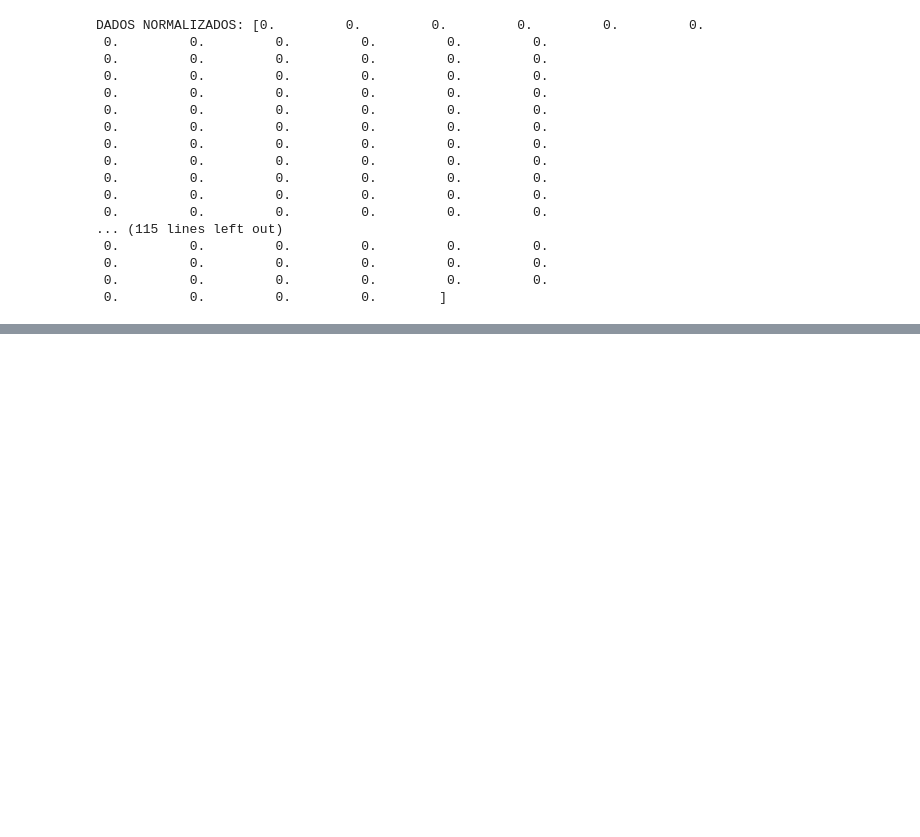
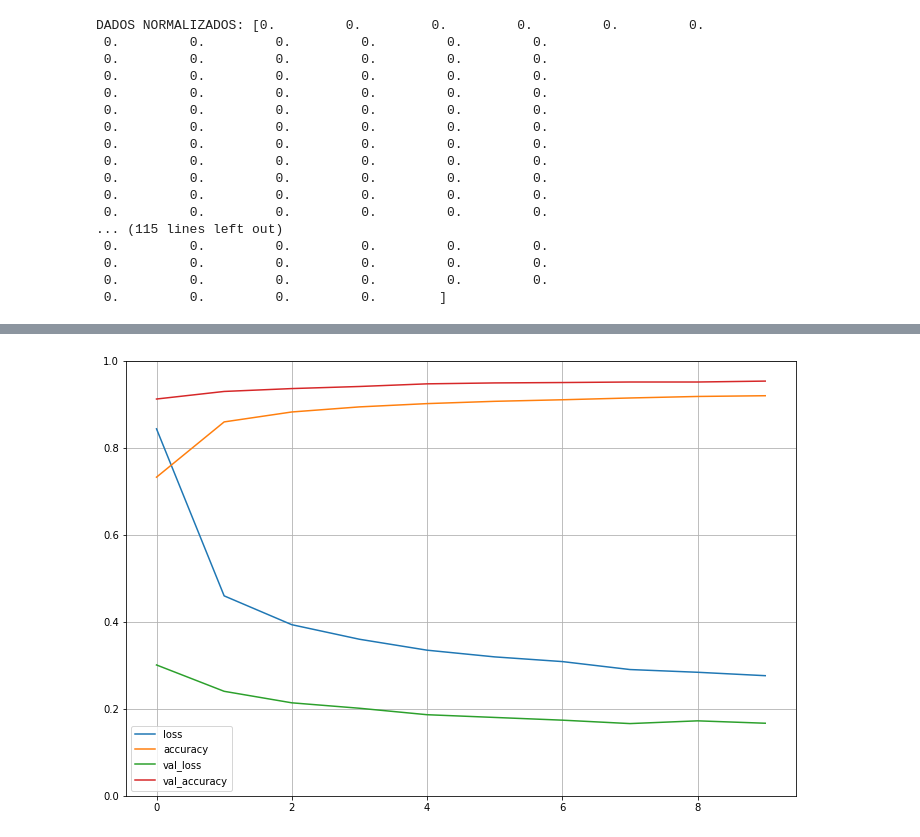
Before and after one commit to EliGorniak/Ocean_DeepLearning_Nov2020, a Jupyter notebook: Ocean_DeepLearning_nov2020.ipynb, the cells around one changed output, grey strips where cells are left out. Saved outputs shown, nothing was run; the diff lists cells and outputs as text; code cells hidden in the pictures; blank space fills up the shorter version.

```diff
--- a/Ocean_DeepLearning_nov2020.ipynb
+++ b/Ocean_DeepLearning_nov2020.ipynb
@@ -10,7 +10,7 @@ from tensorflow.compat.v1.keras.optimizers import RMSprop # diz pra rede qual é
 # %%
 # carregando os dados de treino e teste:
 # usando os dados do próprio MNinst
-(x_treino, y_treino), (x_teste, y_texte) = mnist.load_data()
+(x_treino, y_treino), (x_teste, y_teste) = mnist.load_data()
 # %%
 # Analisando o database:
 # Quantas imagens temos para treino?
@@ -140,0 +139,22 @@ DADOS NORMALIZADOS: [0.         0.         0.         0.         0.         0.
+# %%
+# Preparação da camada de saída (output)
+
+valores_unicos = set(y_treino)
+print(valores_unicos)
+
+quantidade_valores_unicos = len(valores_unicos) # comprimento será 10
+print(quantidade_valores_unicos)
+
+# Transformar os valores únicos em variáveis categóricas
+# Representação categórica de um número na rede neural:
+# Número 0 -> [1, 0, 0, 0, 0, 0, 0, 0, 0, 0] - se vier um número 0, ele vai assumir o índice 0
+# Número 1 -> [0, 1, 0, 0, 0, 0, 0, 0, 0, 0]
+# ...
+# Número 9 -> [0, 0, 0, 0, 0, 0, 0, 0, 0, 1]
+
+print('y_treino[0] antes:', y_treino[0])
+
+y_treino = keras.utils.to_categorical(y_treino, quantidade_valores_unicos)
+y_teste = keras.utils.to_categorical(y_teste, quantidade_valores_unicos)
+
+print('y_treino[0] depois:', y_treino[0])
@@ -140,0 +212,11 @@ DADOS NORMALIZADOS: [0.         0.         0.         0.         0.         0.
+# %%
+# Compilando o modelo:
+
+model.compile(loss='categorical_crossentropy', optimizer=RMSprop(), metrics=['accuracy'])
+# %%
+# Treina o modelo:
+history = model.fit(x_treino, y_treino,
+                    batch_size = 128,
+                    epochs=10,
+                    verbose=1,
+                    validation_data=(x_teste, y_teste))
@@ -140,0 +244,11 @@ DADOS NORMALIZADOS: [0.         0.         0.         0.         0.         0.
+# %%
+# Visualizando o treino em gráfico:
+
+import pandas as pd
+
+pd.DataFrame(history.history).plot(figsize = (12,8))
+plt.grid(True)
+plt.gca().set_ylim(0, 1)
+plt.show()
+# %% [output]
+[figure, added]
```
Also changed, not shown: parts of 5 cells of this notebook.
